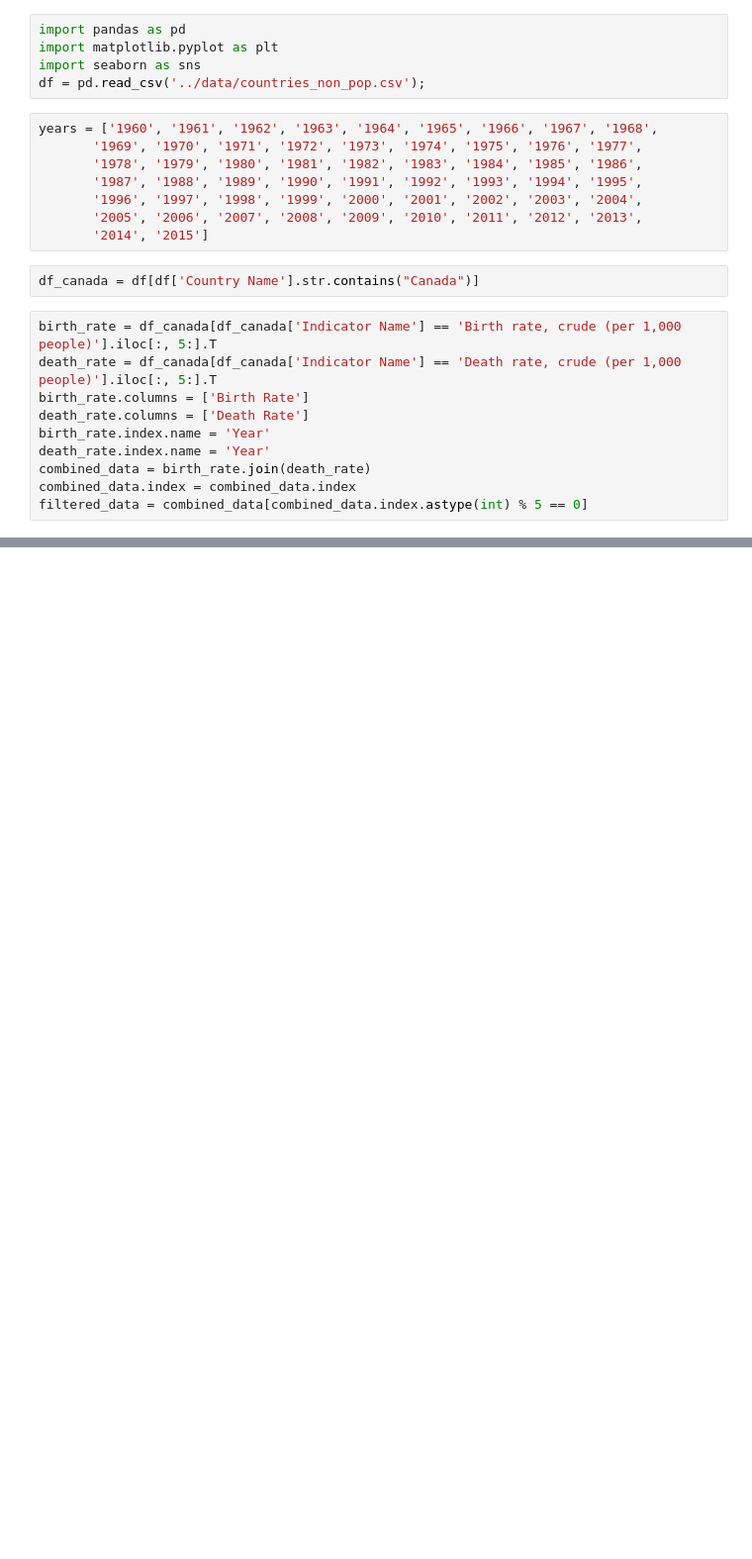
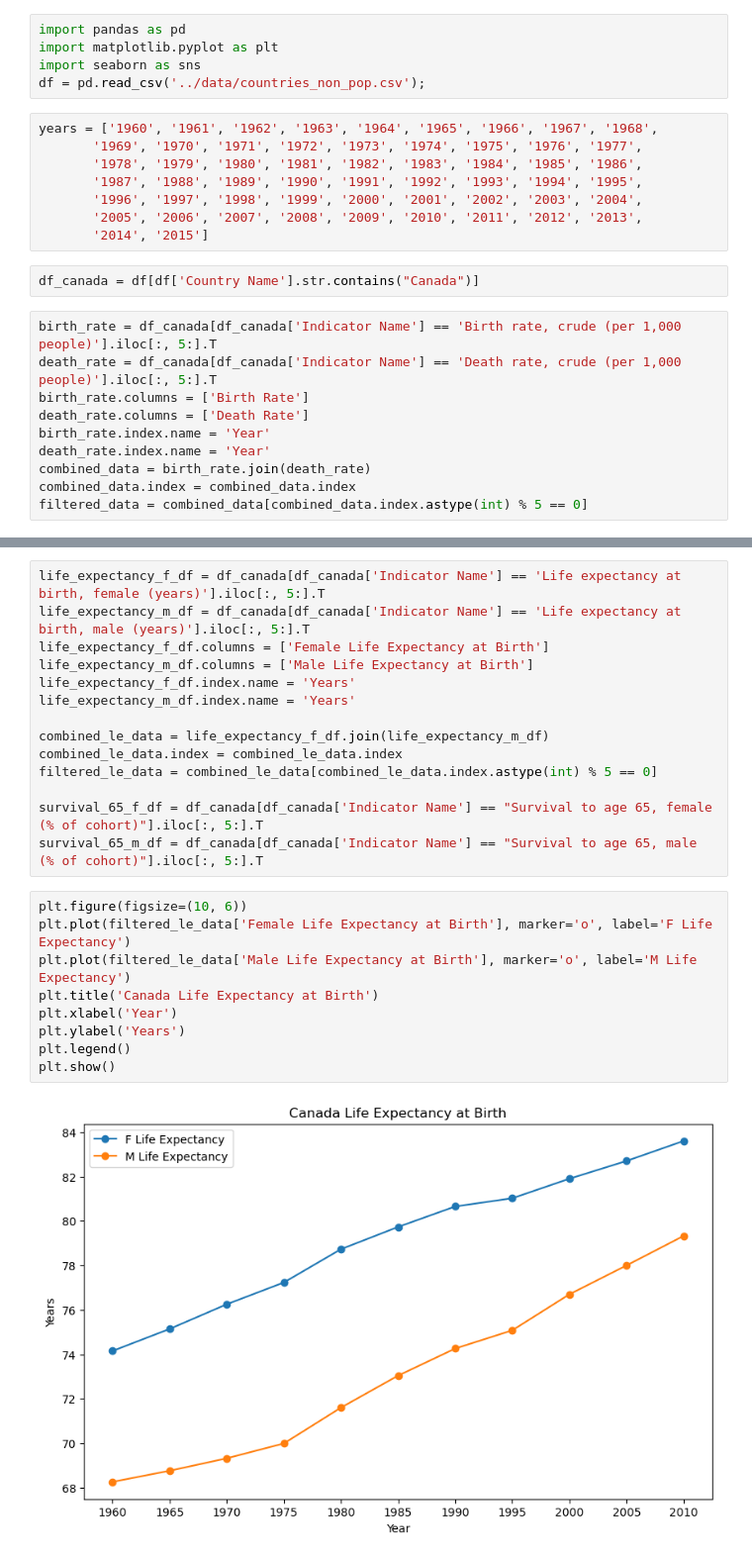
Before and after one commit to TolsonA/Group_3, a Jupyter notebook: src/health_data_analysis.ipynb, the cells around one changed output, grey strips where cells are left out. Shown at 99% size. Saved outputs shown, nothing was run; the diff lists cells and outputs as text; blank space fills up the shorter version.

```diff
--- a/src/health_data_analysis.ipynb
+++ b/src/health_data_analysis.ipynb
@@ -36,0 +53,25 @@ plt.show()
+# %%
+life_expectancy_f_df = df_canada[df_canada['Indicator Name'] == 'Life expectancy at birth, female (years)'].iloc[:, 5:].T
+life_expectancy_m_df = df_canada[df_canada['Indicator Name'] == 'Life expectancy at birth, male (years)'].iloc[:, 5:].T
+life_expectancy_f_df.columns = ['Female Life Expectancy at Birth']
+life_expectancy_m_df.columns = ['Male Life Expectancy at Birth']
+life_expectancy_f_df.index.name = 'Years'
+life_expectancy_m_df.index.name = 'Years'
+
+combined_le_data = life_expectancy_f_df.join(life_expectancy_m_df)
+combined_le_data.index = combined_le_data.index
+filtered_le_data = combined_le_data[combined_le_data.index.astype(int) % 5 == 0]
+
+survival_65_f_df = df_canada[df_canada['Indicator Name'] == "Survival to age 65, female (% of cohort)"].iloc[:, 5:].T
+survival_65_m_df = df_canada[df_canada['Indicator Name'] == "Survival to age 65, male (% of cohort)"].iloc[:, 5:].T
+# %%
+plt.figure(figsize=(10, 6))
+plt.plot(filtered_le_data['Female Life Expectancy at Birth'], marker='o', label='F Life Expectancy')
+plt.plot(filtered_le_data['Male Life Expectancy at Birth'], marker='o', label='M Life Expectancy')
+plt.title('Canada Life Expectancy at Birth')
+plt.xlabel('Year')
+plt.ylabel('Years')
+plt.legend()
+plt.show()
+# %% [output]
+[figure, added]
```
Also changed, not shown: parts of 2 cells of this notebook, 1 other file.
